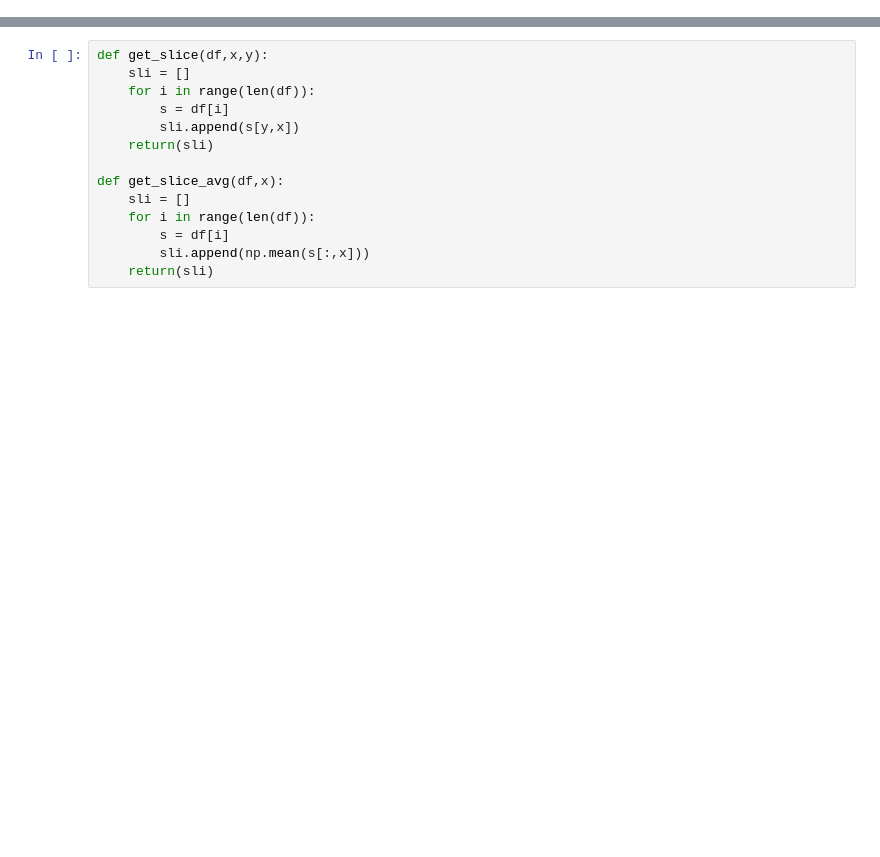
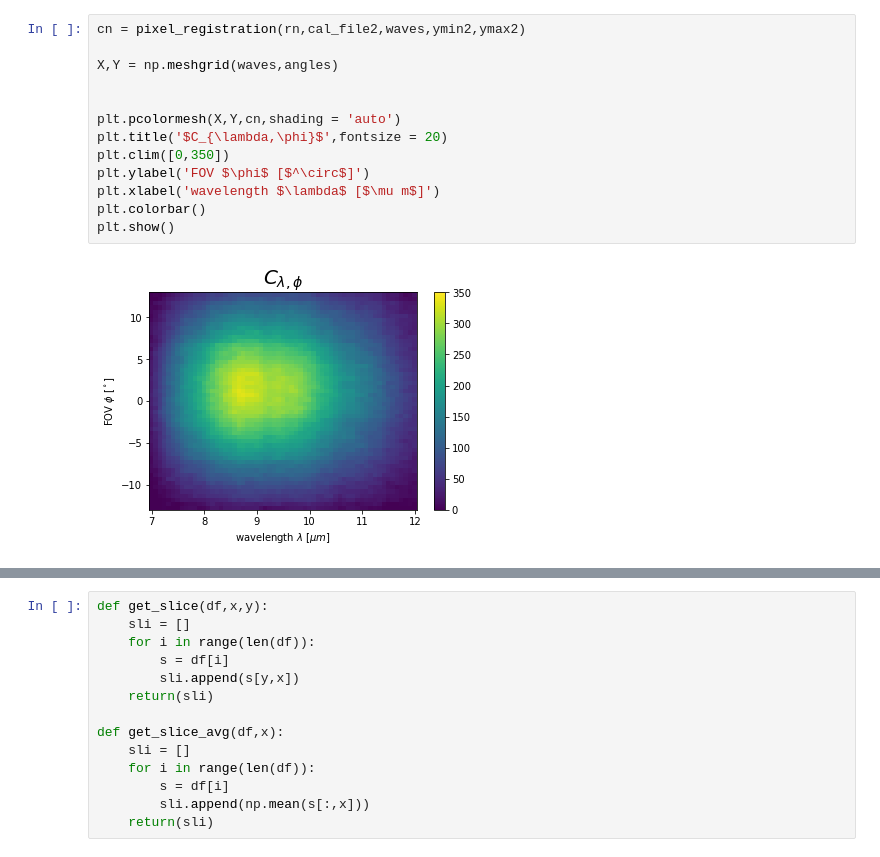
Before and after one commit to Polarization-Lab/IRCSP, a Jupyter notebook: calibration/calculate_LUT_with_NUC.ipynb, the cells around one changed output, grey strips where cells are left out. Drawn from its saved outputs; the diff is of its cells as text; blank space fills up the shorter version.

```diff
--- a/calibration/calculate_LUT_with_NUC.ipynb
+++ b/calibration/calculate_LUT_with_NUC.ipynb
@@ -255,0 +148,15 @@ plt.show()
+# %%
+cn = pixel_registration(rn,cal_file2,waves,ymin2,ymax2)
+
+X,Y = np.meshgrid(waves,angles)
+
+
+plt.pcolormesh(X,Y,cn,shading = 'auto')
+plt.title('$C_{\lambda,\phi}$',fontsize = 20)
+plt.clim([0,350])
+plt.ylabel('FOV $\phi$ [$^\circ$]')
+plt.xlabel('wavelength $\lambda$ [$\mu m$]')
+plt.colorbar()
+plt.show()
+# %% [output]
+[figure, added]
```
Also changed, not shown: parts of 53 cells of this notebook, 7 other files.
